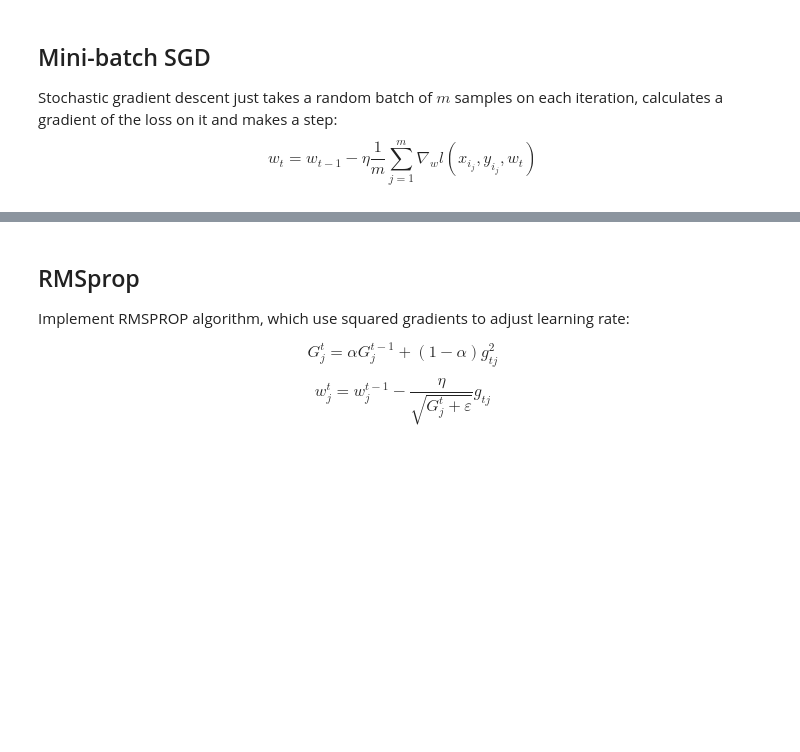
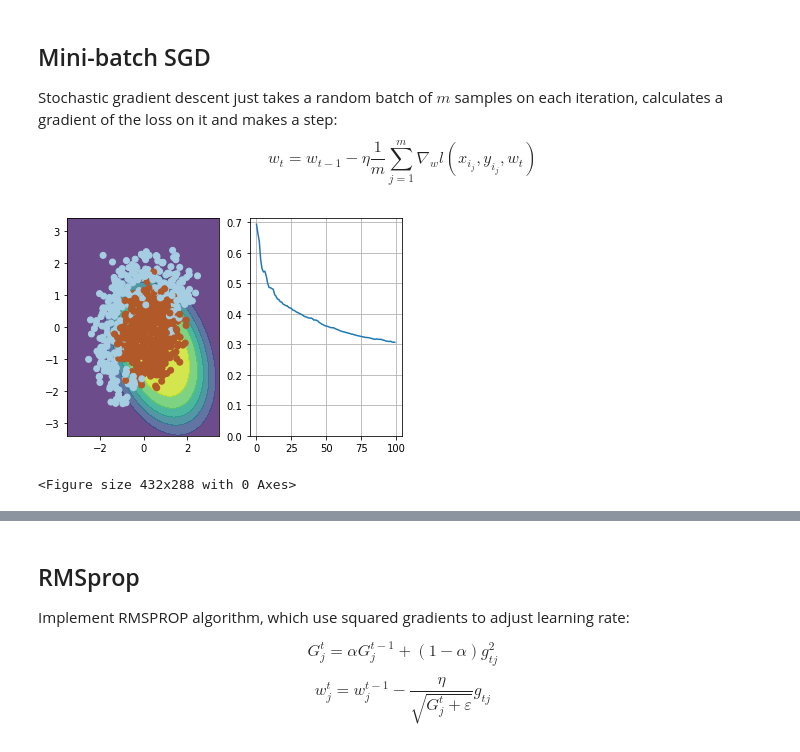
Before and after one commit to cyyeh/advanced-ml, a Jupyter notebook: intro-to-dl/week1/notebooks/week01_pa.ipynb, the cells around one changed output, grey strips where cells are left out. Saved outputs shown, nothing was run; the diff lists cells and outputs as text; code cells hidden in the pictures; blank space fills up the shorter version.

```diff
--- a/intro-to-dl/week1/notebooks/week01_pa.ipynb
+++ b/intro-to-dl/week1/notebooks/week01_pa.ipynb
@@ -85,9 +81,15 @@ def expand(X):
     :param X: matrix of features, shape [n_samples,2]
     :returns: expanded features of shape [n_samples,6]
     """
-    X_expanded = np.zeros((X.shape[0], 6))
-
-    # TODO:<your code here>
+    n_samples = X.shape[0]
+    return np.array([
+                     X[:, 0],
+                     X[:, 1],
+                     X[:, 0]**2,
+                     X[:, 1]**2,
+                     X[:, 0]*X[:, 1],
+                     np.ones(n_samples)
+                     ]).T
 # %%
 X_expanded = expand(X)
 # %% [markdown]
@@ -136,8 +140,8 @@ def probability(X, w):
     :param w: weight vector w of shape [6] for each of the expanded features
     :returns: an array of predicted probabilities in [0,1] interval.
     """
-
-    # TODO:<your code here>
+    a = np.dot(X, w)
+    return 1 / (1 + np.exp(-a))
 # %%
 dummy_weights = np.linspace(-1, 1, 6)
 ans_part1 = probability(X_expanded[:1, :], dummy_weights)[0]
@@ -160,7 +166,8 @@ def compute_loss(X, y, w):
     and weight vector w [6], compute scalar loss function L using formula above.
     Keep in mind that our loss is averaged over all samples (rows) in X.
     """
-    # TODO:<your code here>
+    y_prob_1 = probability(X, w)
+    return np.mean(-(y*np.log(y_prob_1) + (1 - y)*np.log(1 - y_prob_1)))
 # %%
 # use output of this cell to fill answer field
 ans_part2 = compute_loss(X_expanded, y, dummy_weights)
@@ -188,7 +197,15 @@ def compute_grad(X, y, w):
     Keep in mind that our loss is averaged over all samples (rows) in X.
     """
 
-    # TODO<your code here>
+    # https://ml-cheatsheet.readthedocs.io/en/latest/logistic_regression.html#gradient-descent
+    # 𝐶′=𝑥(𝑠(𝑧)−𝑦)
+    feature_size = X.shape[1]
+    derivatives = []
+    for i in range(feature_size):
+      derivatives.append(
+          np.mean(X[:, i]*(probability(X, w) - y))
+      )
+    return np.array(derivatives)
 # %%
 # use output of this cell to fill answer field
 ans_part3 = np.linalg.norm(compute_grad(X_expanded, y, dummy_weights))
@@ -240,27 +261,31 @@ $$ w_t = w_{t-1} - \eta \dfrac{1}{m} \sum_{j=1}^m \nabla_w l(x_{i_j}, y_{i_j}, w
 # %%
 # please use np.random.seed(42), eta=0.1, n_iter=100 and batch_size=4 for deterministic results
 
 np.random.seed(42)
 w = np.array([0, 0, 0, 0, 0, 1])
 
 eta= 0.1 # learning rate
 
 n_iter = 100
 batch_size = 4
 loss = np.zeros(n_iter)
 plt.figure(figsize=(12, 5))
 
 for i in range(n_iter):
     ind = np.random.choice(X_expanded.shape[0], batch_size)
     loss[i] = compute_loss(X_expanded, y, w)
     if i % 10 == 0:
         visualize(X_expanded[ind, :], y[ind], w, loss)
 
     # Keep in mind that compute_grad already does averaging over batch for you!
     # TODO:<your code here>
+    w = w - eta * compute_grad(X_expanded[ind, :], y[ind], w)
 
 visualize(X, y, w, loss)
 plt.clf()
+# %% [output]
+[figure, added]
+<Figure size 432x288 with 0 Axes>
 # %%
 # use output of this cell to fill answer field
 
```
Also changed, not shown: parts of 15 cells of this notebook.
